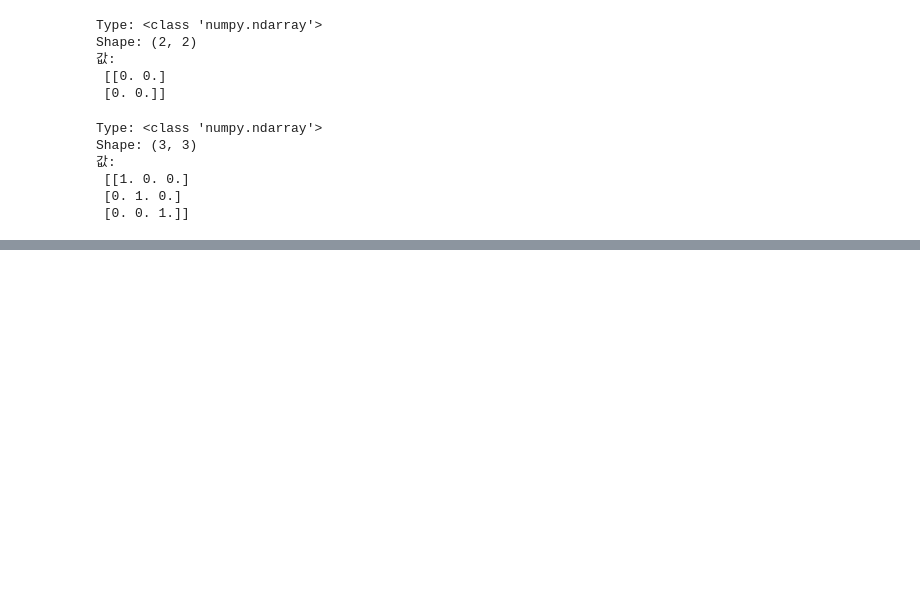
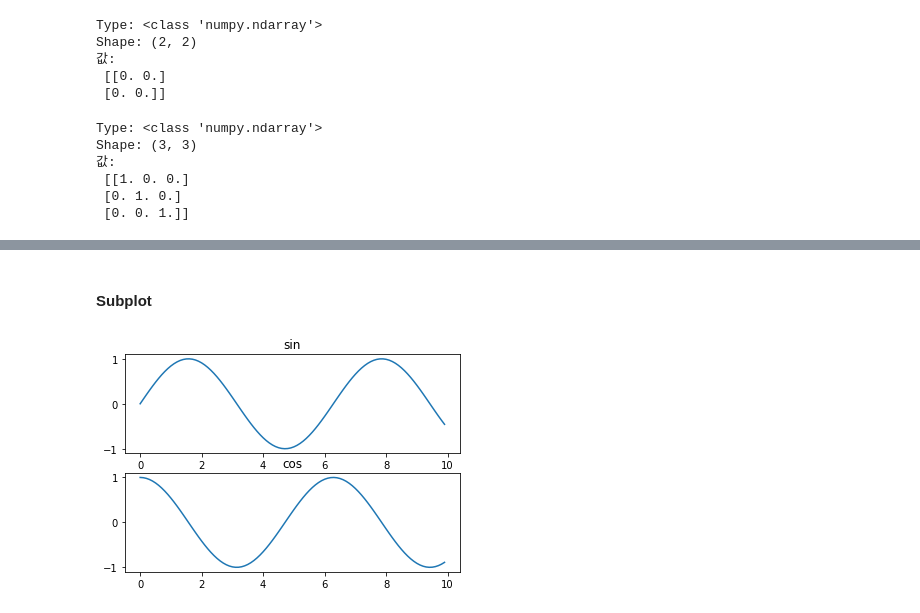
Before and after one commit to heodabin/Linear-Algebra2, a Jupyter notebook: 실습Zero.ipynb, the cells around one changed output, grey strips where cells are left out. Cells and saved outputs as stored; diff of their text form; code cells hidden in the pictures; blank space fills up the shorter version.

```diff
--- a/실습Zero.ipynb
+++ b/실습Zero.ipynb
@@ -95,0 +395,14 @@ Shape: (4, 4)
+# %% [markdown]
+#### Subplot
+# %%
+plt.subplot(2,1,1)
+plt.plot(x, y_sin)
+plt.title('sin')
+
+plt.subplot(2,1,2)
+plt.plot(x,y_cos)
+plt.title('cos')
+
+plt.show()
+# %% [output]
+[figure, added]
```
Also changed, not shown: parts of 37 cells of this notebook.
